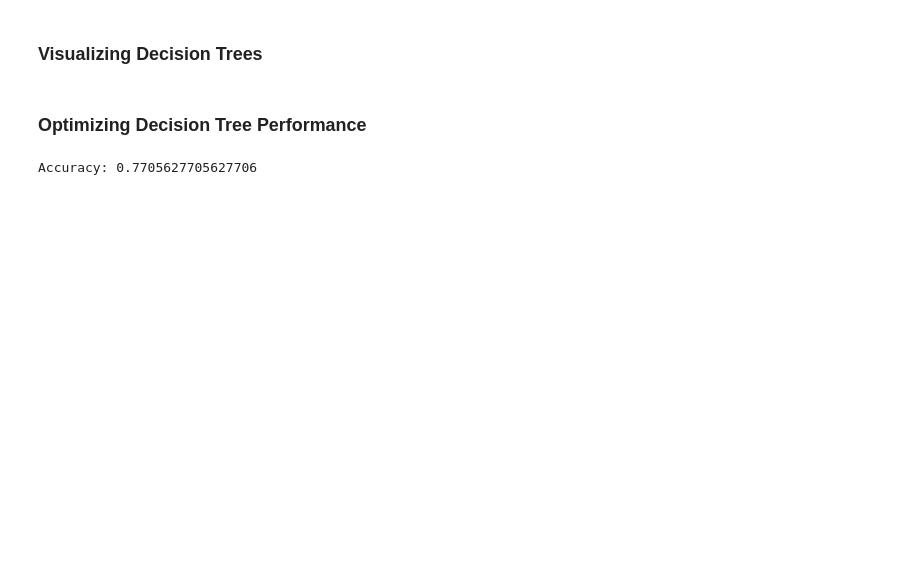
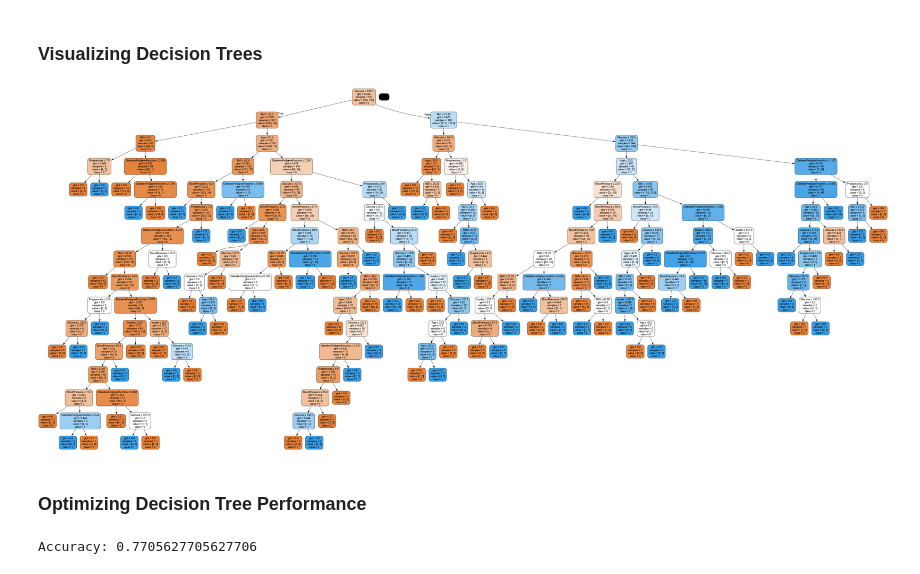
Before and after one commit to ambreenraheem/Machine-Learning-NED, a Jupyter notebook: ML_Decision_tree.ipynb, the cells around one changed output. Cells and saved outputs as stored; diff of their text form; code cells hidden in the pictures; blank space fills up the shorter version.

Commit message:
Decision Trees
Some important libraries

```diff
--- a/ML_Decision_tree.ipynb
+++ b/ML_Decision_tree.ipynb
@@ -208,14 +218,25 @@ from sklearn.externals.six import StringIO
 from IPython.display import Image
 import pydotplus
 # %%
-# dot_data = StringIO()
-# export_graphviz(clf, out_file=dot_data,
-#                 filled=True, rounded=True,
-#                 special_characters=True,feature_names = feature_cols,class_names=['0','1'])
-# graph = pydotplus.graph_from_dot_data(dot_data.getvalue())
-# graph.write_png('diabetes.png')
-# Image(graph.create_png())
-# not working
+import os
+import graphviz
+dot_data = StringIO()
+export_graphviz(clf, out_file=dot_data,
+                filled=True, rounded=True,
+                special_characters=True,feature_names = feature_cols,class_names=['0','1'])
+graph = pydotplus.graph_from_dot_data(dot_data.getvalue())
+
+# Set the path to the Graphviz executables
+os.environ["PATH"] += os.pathsep + 'C:/Program Files/Graphviz/bin/'
+
+# Create a Graphviz object
+dot = graphviz.Source(dot_data.getvalue())
+
+# Render and save the graph as a PNG file
+dot.render("diabetes", format="png", cleanup=True)
+Image(graph.create_png())
+# %% [output]
+[figure, added]
 # %% [markdown]
 ### Optimizing Decision Tree Performance
 # %%
```
Also changed, not shown: parts of 6 cells of this notebook.
